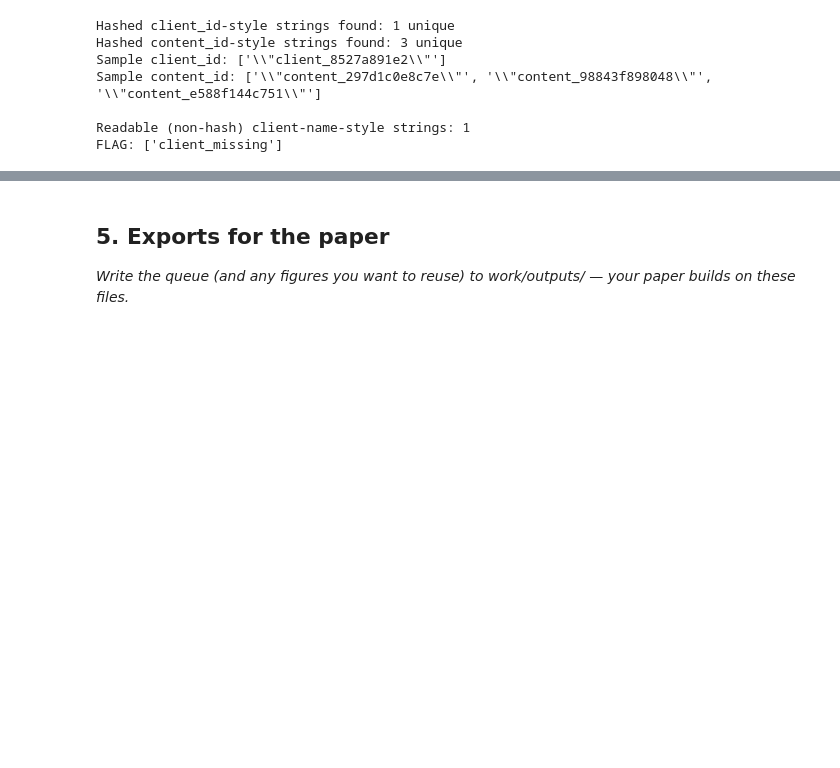
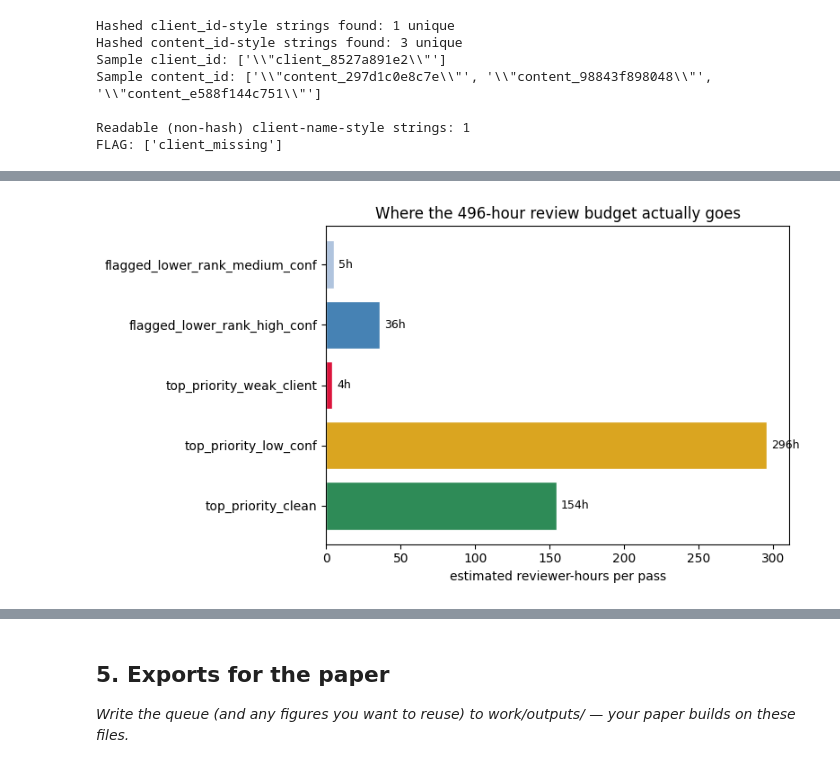
Before and after one commit to whozahm3d/flyrank-ml-internship, a Jupyter notebook: work/notebooks/w07_action_playbook.ipynb, the cells around one changed output, grey strips where cells are left out. Drawn from its saved outputs; the diff is of its cells as text; code cells hidden in the pictures; blank space fills up the shorter version.

```diff
--- a/work/notebooks/w07_action_playbook.ipynb
+++ b/work/notebooks/w07_action_playbook.ipynb
@@ -762,0 +1067,21 @@ plt.show()
+# %%
+# --- Viz 1: reviewer-hours by tier, current policy — shows where the 496 hours actually go ---
+fig, ax = plt.subplots(figsize=(8, 4.5))
+tier_hours = {
+    "top_priority_clean": 154.4,
+    "top_priority_low_conf": 296.1,
+    "top_priority_weak_client": 4.0,
+    "flagged_lower_rank_high_conf": 36.1,
+    "flagged_lower_rank_medium_conf": 5.0,
+}
+colors = ["seagreen", "goldenrod", "crimson", "steelblue", "lightsteelblue"]
+ax.barh(list(tier_hours.keys()), list(tier_hours.values()), color=colors, edgecolor="white")
+ax.set_xlabel("estimated reviewer-hours per pass")
+ax.set_title("Where the 496-hour review budget actually goes")
+for i, (k, v) in enumerate(tier_hours.items()):
+    ax.text(v + 3, i, f"{v:.0f}h", va="center", fontsize=9)
+plt.tight_layout()
+plt.savefig("work/outputs/w07_review_hours_by_tier.png", dpi=150)
+plt.show()
+# %% [output]
+[figure, added]
```
Also changed, not shown: parts of 24 cells of this notebook.
